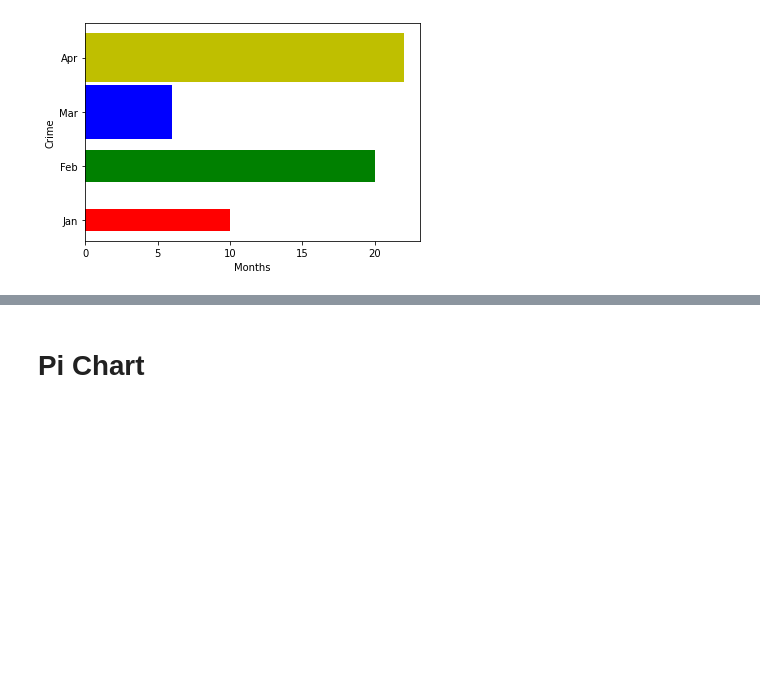
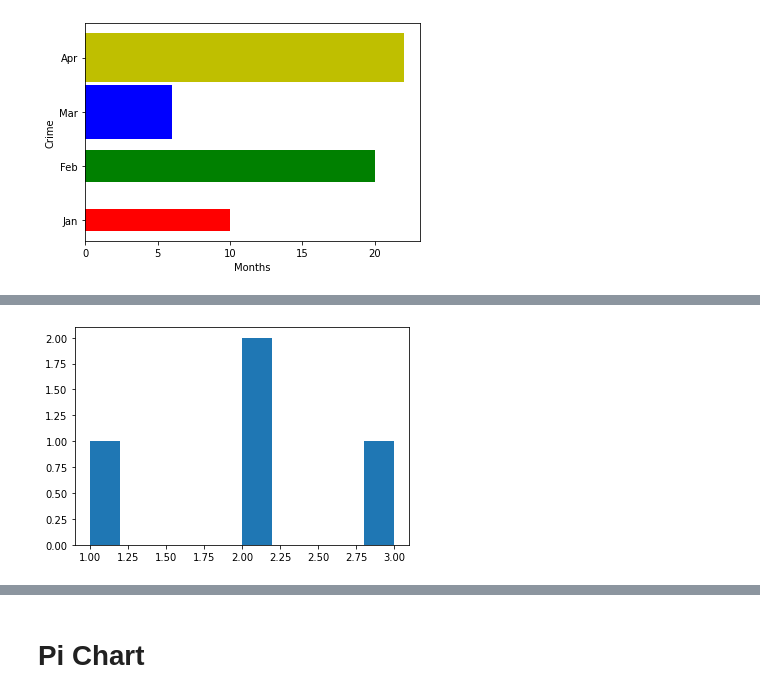
Before and after one commit to Sehaj1904/Data-Science, a Jupyter notebook: Plotting.ipynb, the cells around one changed output, grey strips where cells are left out. Saved outputs shown, nothing was run; the diff lists cells and outputs as text; code cells hidden in the pictures; blank space fills up the shorter version.

```diff
--- a/Plotting.ipynb
+++ b/Plotting.ipynb
@@ -198 +211,8 @@ x = np.random.randn(30000)
+# %%
+x = [1,2,3,2]
+# agar hum y me kuch bhi nhi dete to ye frequency deta hai each number ki jaise yaha 2 two times hai to isne 2 ko do bari diya y axis pe
+plt.hist(x)
+plt.show()
+# %% [output]
+[figure, added]
 # %%
```
Also changed, not shown: parts of 14 cells of this notebook.
